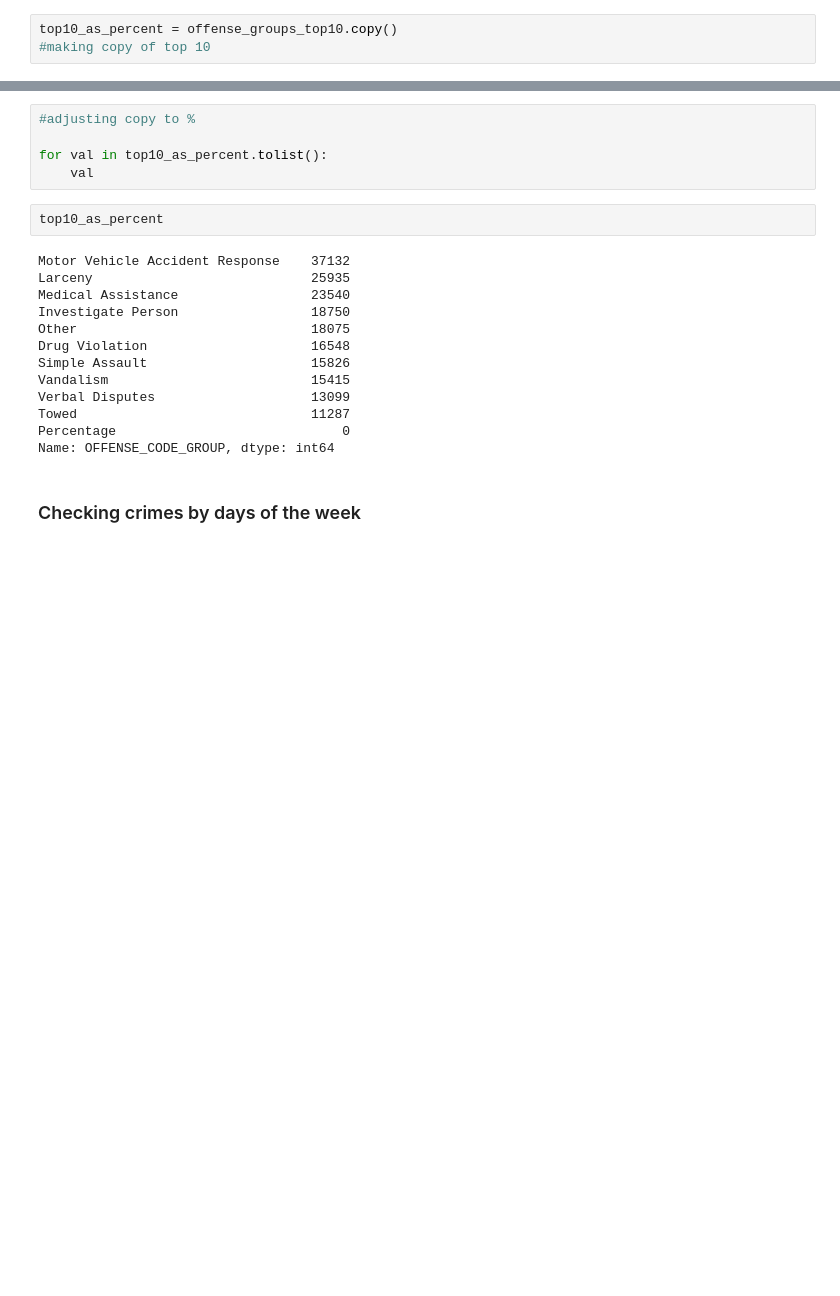
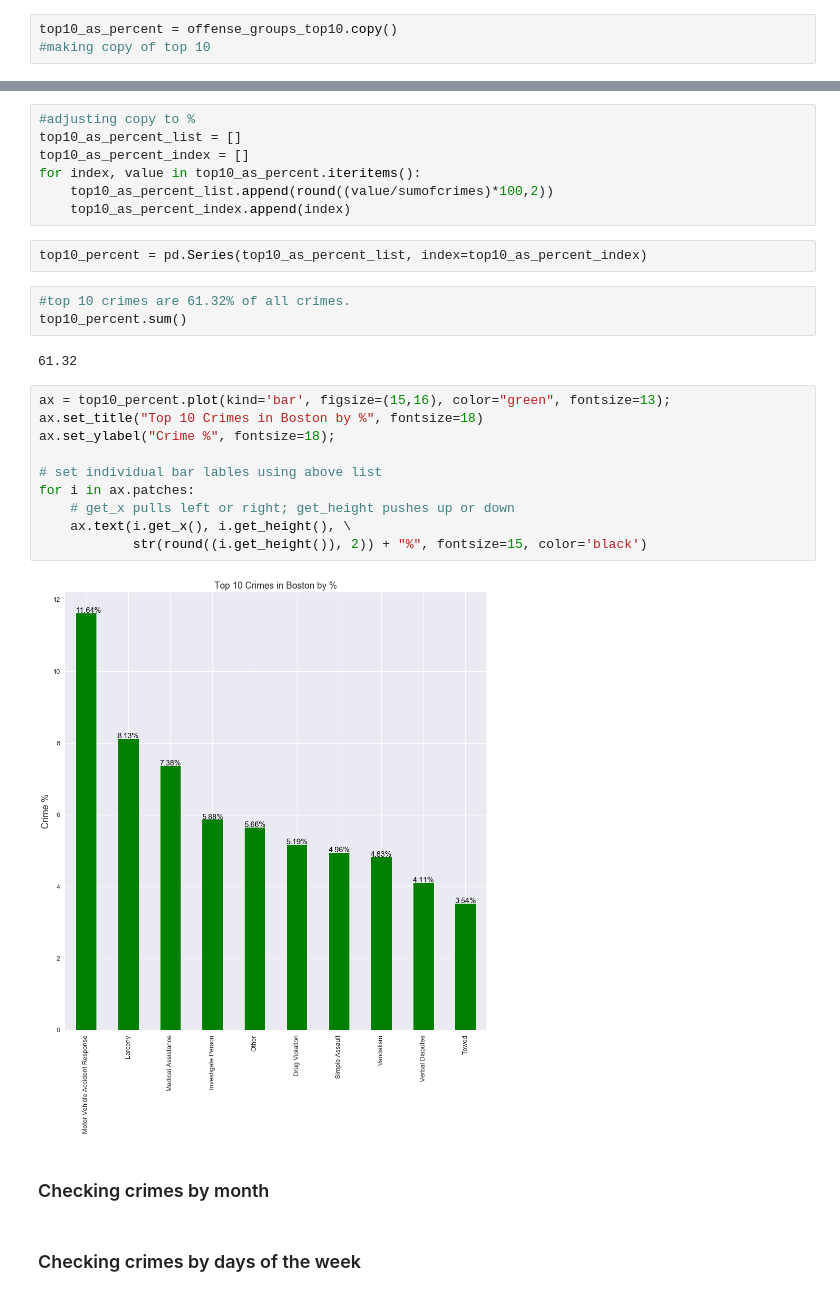
Before and after one commit to ValdemarQ/boston-crimes, a Jupyter notebook: Project 2 - Working with data, pandas & graphs.ipynb, the cells around one changed output, grey strips where cells are left out. Saved outputs shown, nothing was run; the diff lists cells and outputs as text; blank space fills up the shorter version.

```diff
--- a/Project 2 - Working with data, pandas & graphs.ipynb
+++ b/Project 2 - Working with data, pandas & graphs.ipynb
@@ -166,24 +168,32 @@ Percentage                             0
 Name: OFFENSE_CODE_GROUP, dtype: int64
-# %%
-#adjusting copy to %
-
-for val in top10_as_percent.tolist():
-    val
-# %%
-top10_as_percent
-# %% [output]
-Motor Vehicle Accident Response    37132
-Larceny                            25935
-Medical Assistance                 23540
-Investigate Person                 18750
-Other                              18075
-Drug Violation                     16548
-Simple Assault                     15826
-Vandalism                          15415
-Verbal Disputes                    13099
-Towed                              11287
-Percentage                             0
-Name: OFFENSE_CODE_GROUP, dtype: int64
+# %%
+#adjusting copy to %
+top10_as_percent_list = []
+top10_as_percent_index = []
+for index, value in top10_as_percent.iteritems():
+    top10_as_percent_list.append(round((value/sumofcrimes)*100,2))
+    top10_as_percent_index.append(index)
+# %%
+top10_percent = pd.Series(top10_as_percent_list, index=top10_as_percent_index)
+# %%
+#top 10 crimes are 61.32% of all crimes.
+top10_percent.sum()
+# %% [output]
+61.32
+# %%
+ax = top10_percent.plot(kind='bar', figsize=(15,16), color="green", fontsize=13);
+ax.set_title("Top 10 Crimes in Boston by %", fontsize=18)
+ax.set_ylabel("Crime %", fontsize=18);
+
+# set individual bar lables using above list
+for i in ax.patches:
+    # get_x pulls left or right; get_height pushes up or down
+    ax.text(i.get_x(), i.get_height(), \
+            str(round((i.get_height()), 2)) + "%", fontsize=15, color='black')
+# %% [output]
+[figure, added]
+# %% [markdown]
+### Checking crimes by month
 # %% [markdown]
 ### Checking crimes by days of the week
 # %%
```
Also changed, not shown: parts of 13 cells of this notebook.
